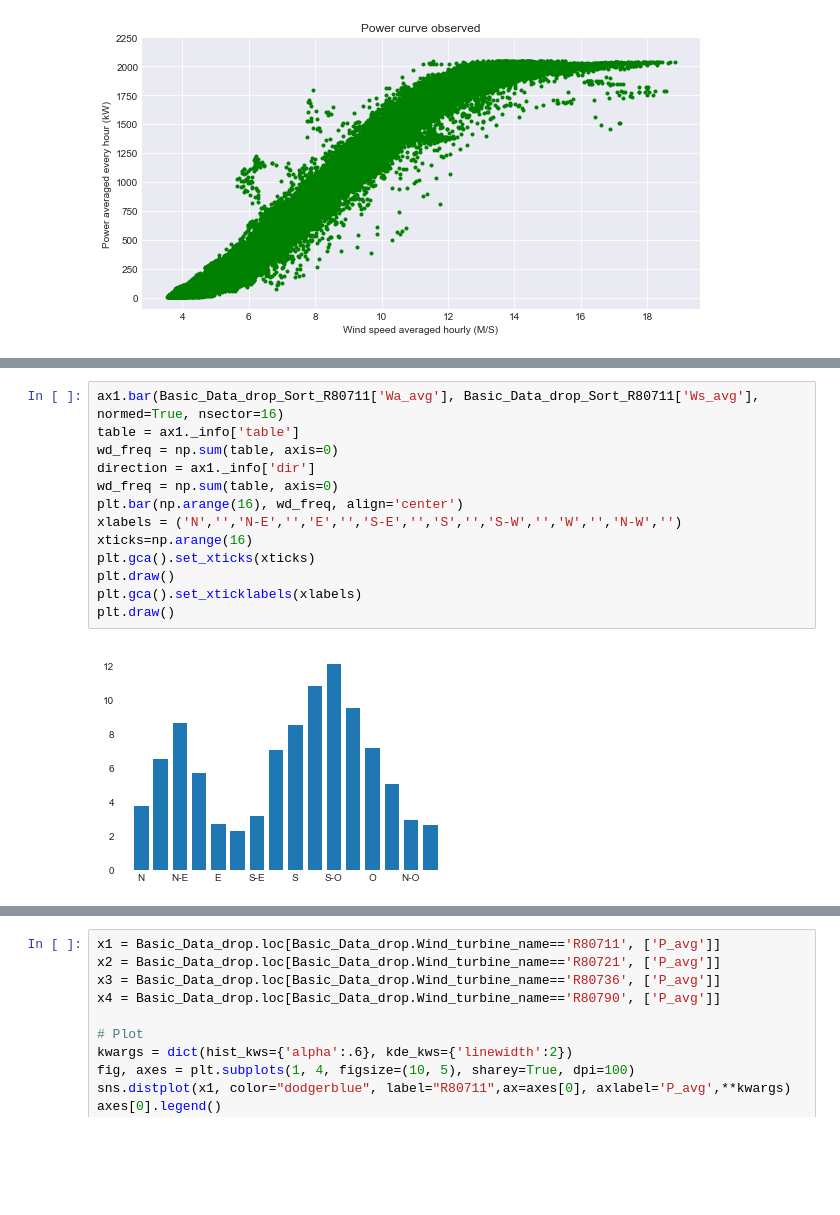
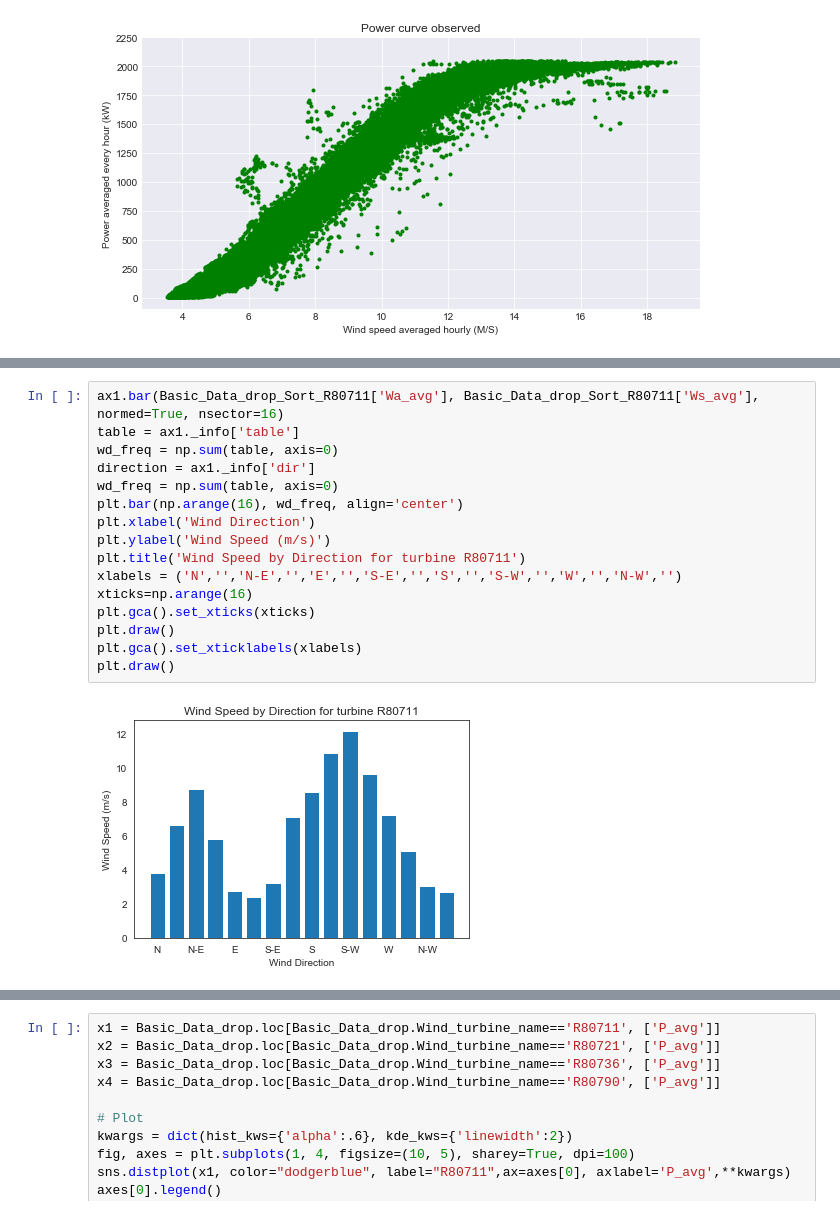
Before and after one commit to Jamiesmackay/Masters_Project, a Jupyter notebook: Code unedited/Project/Project_code.ipynb, the cells around one changed output, grey strips where cells are left out. Cells and saved outputs as stored; diff of their text form; blank space fills up the shorter version.

```diff
--- a/Code unedited/Project/Project_code.ipynb
+++ b/Code unedited/Project/Project_code.ipynb
@@ -634,18 +516,21 @@ Legend4.get_frame().set_facecolor('white')
 # %%
 ax1.bar(Basic_Data_drop_Sort_R80711['Wa_avg'], Basic_Data_drop_Sort_R80711['Ws_avg'], normed=True, nsector=16)
 table = ax1._info['table']
 wd_freq = np.sum(table, axis=0)
 direction = ax1._info['dir']
 wd_freq = np.sum(table, axis=0)
 plt.bar(np.arange(16), wd_freq, align='center')
+plt.xlabel('Wind Direction')
+plt.ylabel('Wind Speed (m/s)')
+plt.title('Wind Speed by Direction for turbine R80711')
 xlabels = ('N','','N-E','','E','','S-E','','S','','S-W','','W','','N-W','')
 xticks=np.arange(16)
 plt.gca().set_xticks(xticks)
 plt.draw()
 plt.gca().set_xticklabels(xlabels)
 plt.draw()
 # %% [output]
-[figure, old version]
+[figure, new version]
 # %%
 ax2.bar(Basic_Data_drop_Sort_R80721['Wa_avg'], Basic_Data_drop_Sort_R80721['Ws_avg'], normed=True, nsector=16)
 table = ax2._info['table']
```
Also changed, not shown: parts of 44 cells of this notebook.
